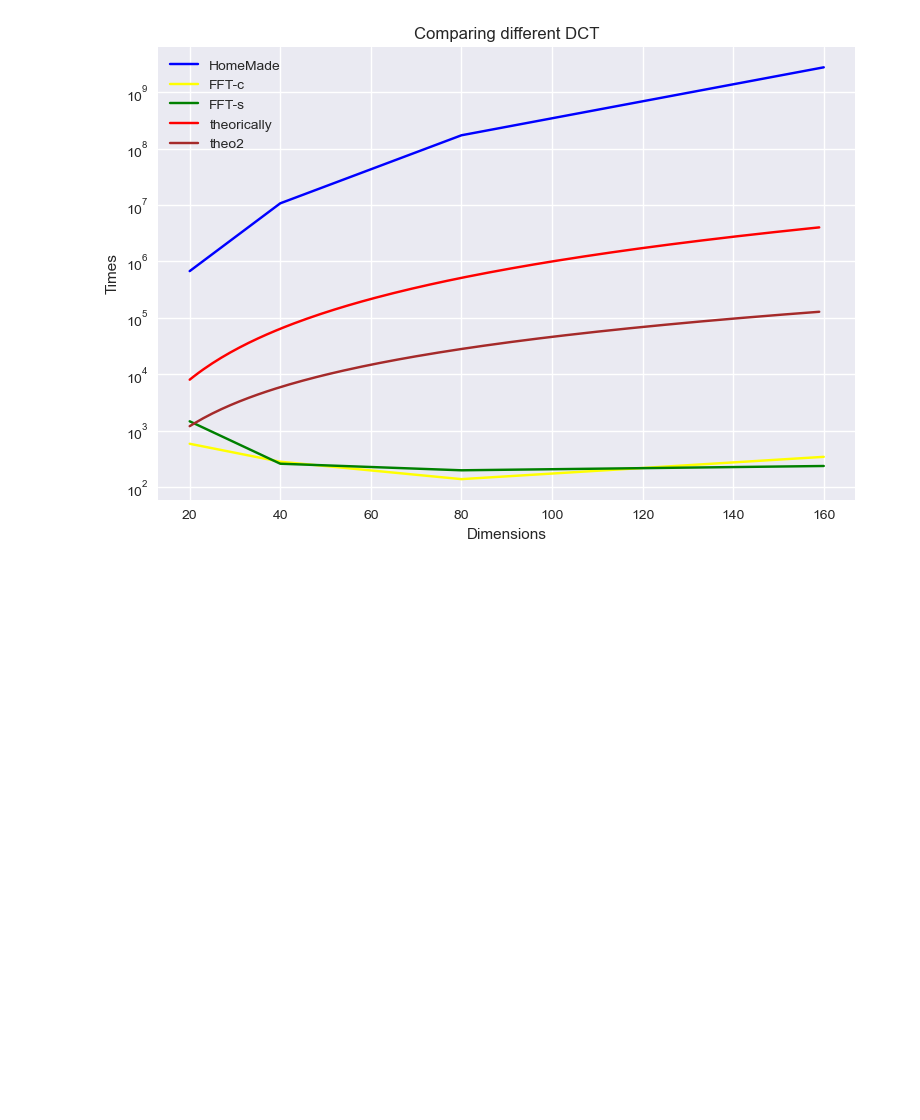
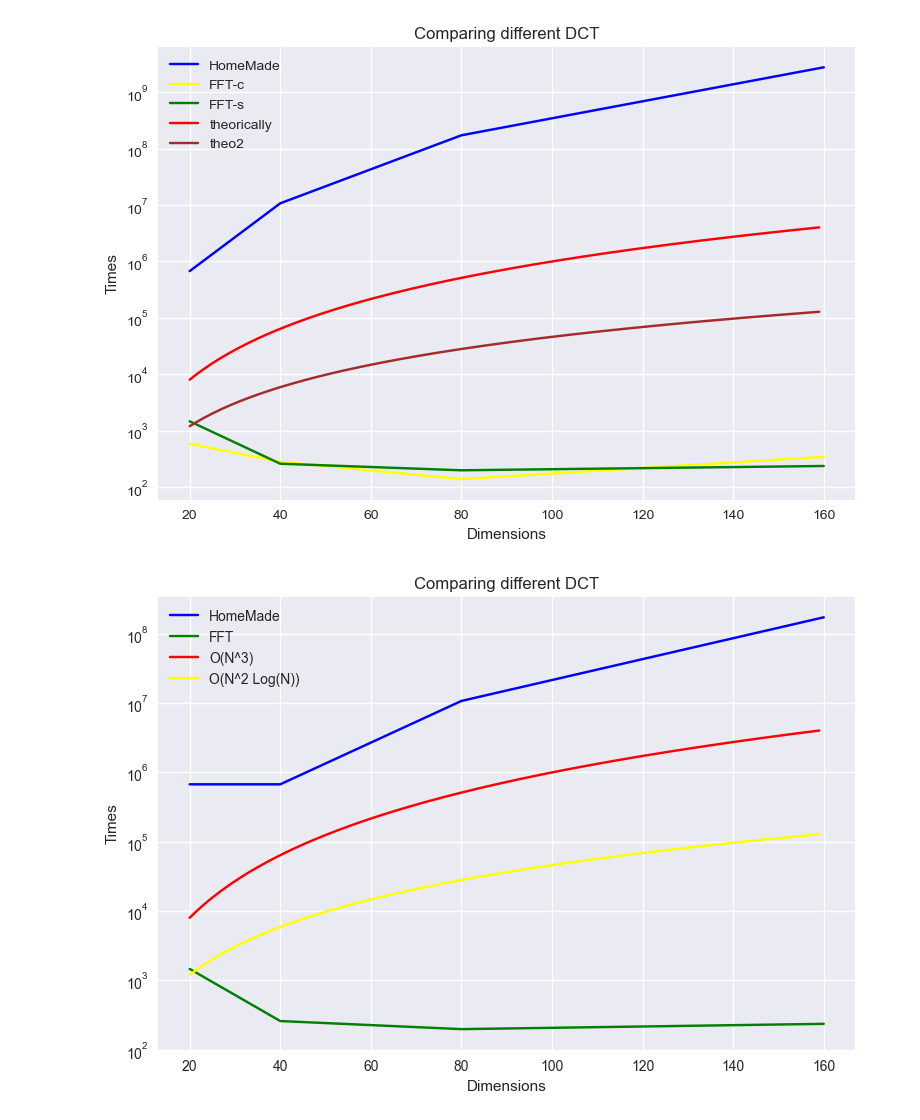
Before and after one commit to dadegrande99/ImageCompressionDCT, a Jupyter notebook: testTimeDCT.ipynb, the cells around one changed output. Saved outputs shown, nothing was run; the diff lists cells and outputs as text; code cells hidden in the pictures; blank space fills up the shorter version.

Commit message:
corrige legends

```diff
--- a/testTimeDCT.ipynb
+++ b/testTimeDCT.ipynb
@@ -221,3 +221,31 @@ plt.legend()
 plt.show()
 # %% [output]
 [figure]
+# %%
+timing ={}
+
+timing["HomeMade"] = test["HomeMade"]
+timing["FFT"] = test["FFT-s"]
+# %%
+
+for type in timing:
+    if type == "FFT":
+        col = "green"
+    elif type == "HomeMade":
+        col = "blue"
+    plt.semilogy(dimensions, timing[type], color=col, label=type)
+
+n=np.arange(20, 160)
+y3 = n**3
+plt.semilogy(n, y3, color='red', label='O(N^3)')
+y2 = (n**2)*np.log(n)
+plt.semilogy(n, y2, color='yellow', label='O(N^2 Log(N))')
+
+
+plt.xlabel('Dimensions')
+plt.ylabel('Times')
+plt.title('Comparing different DCT')
+plt.legend()
+plt.show()
+# %% [output]
+[figure, added]
```
